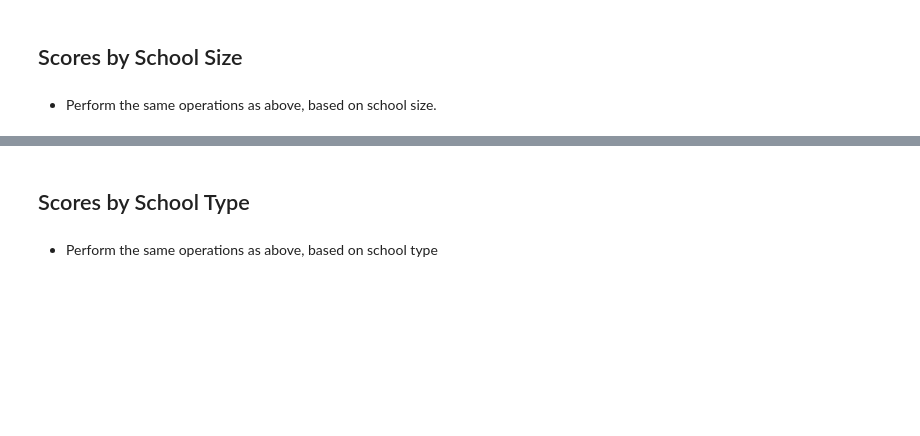
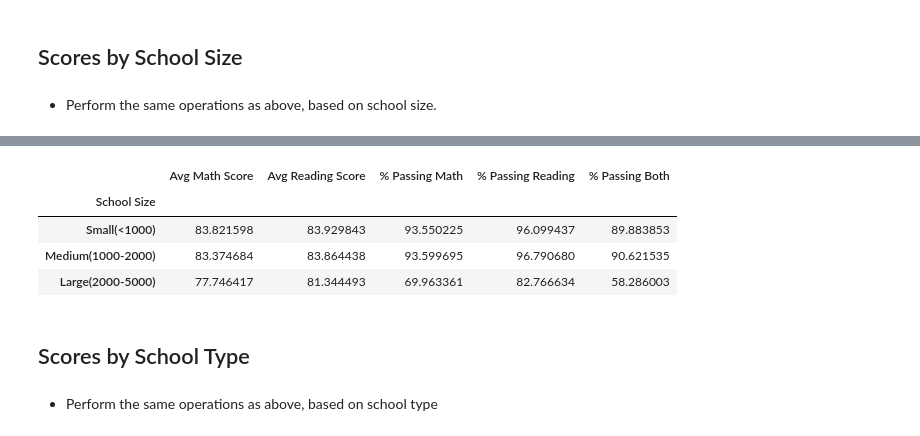
Before and after one commit to firedynasty/pandas-challenge, a Jupyter notebook: PyCitySchools/PyCitySchools_starter.ipynb, the cells around one changed output, grey strips where cells are left out. Cells and saved outputs as stored; diff of their text form; code cells hidden in the pictures; blank space fills up the shorter version.

```diff
--- a/PyCitySchools_starter.ipynb
+++ b/PyCitySchools/PyCitySchools_starter.ipynb
@@ -465,3 +517,29 @@ merge_reading_df
+# %%
+summary2_df = pd.DataFrame({"School": starting_df["school_name"],
+							 "School Type": school_type['type'],
+							 "Total Students": total_students['gender'],
+                            "Total Budget": total_budget_df['budget'],
+                             "Per Student Budget": budget_merge_df['budget per student'],
+                            "Avg Math Score": average_math_df['math_score'],
+                            "Avg Reading Score": average_reading_df['reading_score'],
+                            "% Passing Math": merge_passing_math_df["percentage"],
+                            "% Passing Reading":merge_passing_reading_df["percentage"],
+                            "% Passing Both": merge_passing_both_df["percentage"]})
+# %%
+bins = [0,1000,2000,5000]
+group_labels = ["Small(<1000)","Medium(1000-2000)","Large(2000-5000)"]
+summary2_df["School Size"] = pd.cut(summary2_df["Total Students"], bins, labels=group_labels)
+# %%
+summary_group = summary2_df.groupby('School Size')
+# %%
+summary_group_df = pd.DataFrame(summary_group[["Avg Math Score", "Avg Reading Score", "% Passing Math", "% Passing Reading", "% Passing Both"]].mean())
+summary_group_df
+# %% [output]
+|  | Avg Math Score | Avg Reading Score | % Passing Math | % Passing Reading | % Passing Both |
+| School Size |  |  |  |  |  |
+| Small(<1000) | 83.821598 | 83.929843 | 93.550225 | 96.099437 | 89.883853 |
+| Medium(1000-2000) | 83.374684 | 83.864438 | 93.599695 | 96.790680 | 90.621535 |
+| Large(2000-5000) | 77.746417 | 81.344493 | 69.963361 | 82.766634 | 58.286003 |
 # %% [markdown]
 ## Scores by School Type
 # %% [markdown]
```
Also changed, not shown: parts of 11 cells of this notebook, 2 other files.
